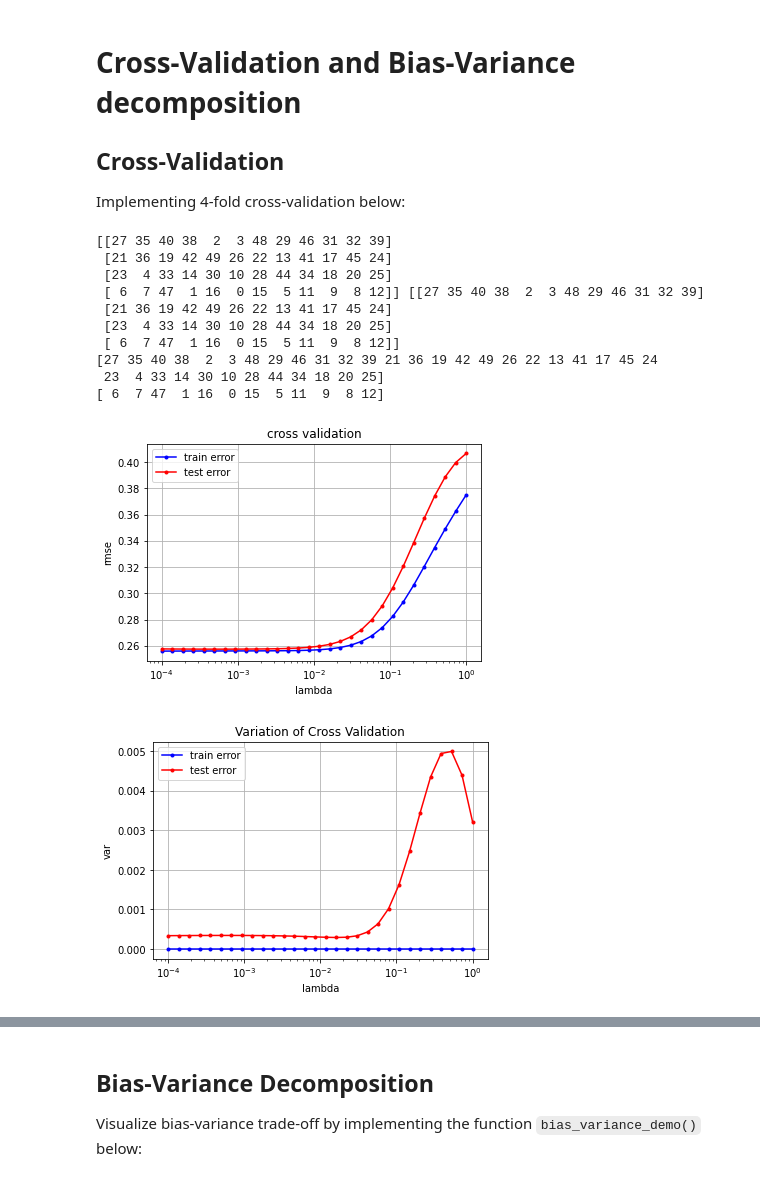
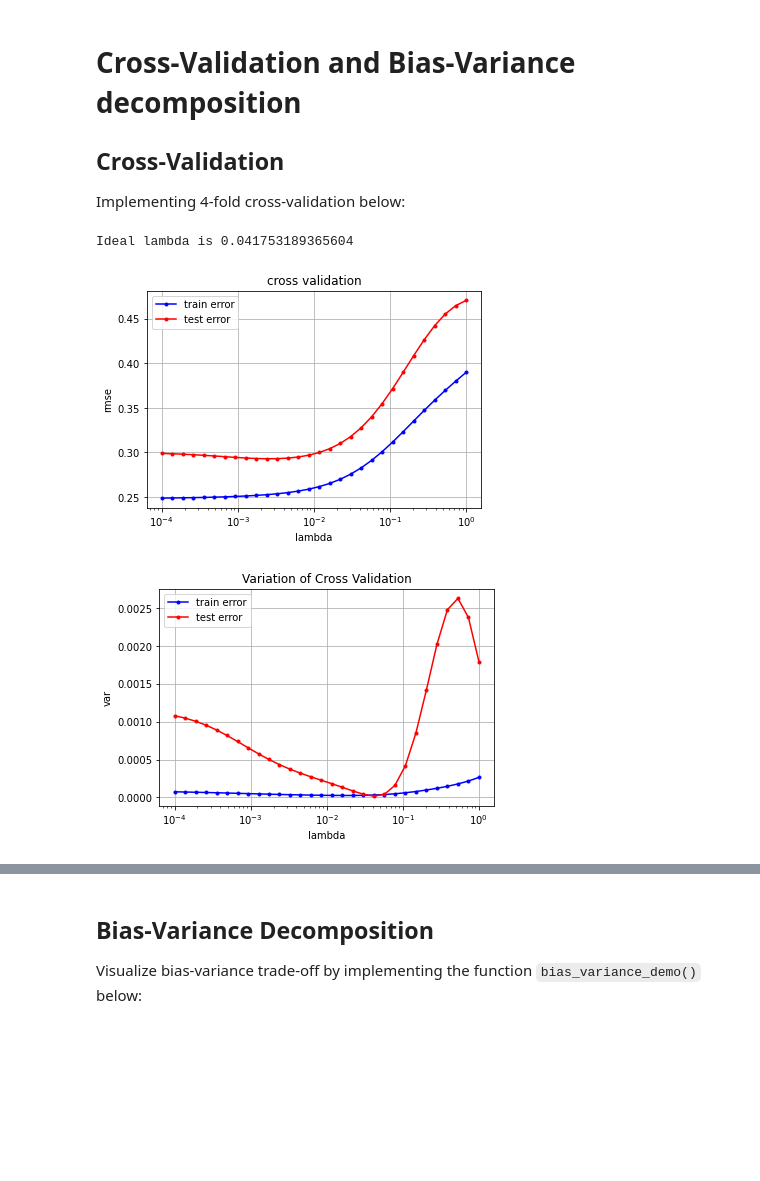
Before and after one commit to davide-rosso/ML_course, a Jupyter notebook: labs/ex04/template/ex04.ipynb, the cells around one changed output, grey strips where cells are left out. Drawn from its saved outputs; the diff is of its cells as text; code cells hidden in the pictures; blank space fills up the shorter version.

```diff
--- a/labs/ex04/template/ex04.ipynb
+++ b/labs/ex04/template/ex04.ipynb
@@ -24,22 +24,6 @@ def build_k_indices(y, k_fold, seed):
     k_indices = [indices[k * interval: (k + 1) * interval]
                  for k in range(k_fold)]
     return np.array(k_indices)
-# %%
-k_indices = build_k_indices(y, 4, 1)
-print(k_indices,k_indices)
-print((np.delete(k_indices, 3, 0)).flatten())
-print( k_indices[3])
-# %% [output]
-[[27 35 40 38  2  3 48 29 46 31 32 39]
- [21 36 19 42 49 26 22 13 41 17 45 24]
- [23  4 33 14 30 10 28 44 34 18 20 25]
- [ 6  7 47  1 16  0 15  5 11  9  8 12]] [[27 35 40 38  2  3 48 29 46 31 32 39]
- [21 36 19 42 49 26 22 13 41 17 45 24]
- [23  4 33 14 30 10 28 44 34 18 20 25]
- [ 6  7 47  1 16  0 15  5 11  9  8 12]]
-[27 35 40 38  2  3 48 29 46 31 32 39 21 36 19 42 49 26 22 13 41 17 45 24
- 23  4 33 14 30 10 28 44 34 18 20 25]
-[ 6  7 47  1 16  0 15  5 11  9  8 12]
 # %%
 from costs import compute_mse
 from ridge_regression import ridge_regression
@@ -50,7 +34,7 @@ def cross_validation(y, x, k_indices, k, lambda_, degree):
     # ***************************************************
     # get k'th subgroup in test, others in train
     # ***************************************************
-    idx_tr = (np.delete(k_indices, 3, 0)).flatten()
+    idx_tr = (np.delete(k_indices, k, 0)).flatten()
     idx_te = k_indices[k]
     x_tr, y_tr = x[idx_tr], y[idx_tr]
     x_te, y_te = x[idx_te], y[idx_te]
@@ -66,7 +50,7 @@ def cross_validation(y, x, k_indices, k, lambda_, degree):
     # ***************************************************
     # calculate the loss for train and test data
     # ***************************************************
-    loss_te = compute_mse(y_te, x_poly_te, ws)
+    loss_te = compute_mse(y_te, x_poly_te, ws) + lambda_*ws@ws
     return loss_tr, loss_te
 # %%
 from plots import cross_validation_visualization
@@ -75,37 +59,41 @@ def cross_validation_demo():
     seed = 1
     degree = 7
     k_fold = 4
     lambdas = np.logspace(-4, 0, 30)
     # split data in k fold
     k_indices = build_k_indices(y, k_fold, seed)
     # define lists to store the loss of training data and test data
     rmse_tr = []
     rmse_te = []
     var_tr = []
     var_te = []
     # ***************************************************
     # cross validation:
     # ***************************************************
     for lambda_ in lambdas:
         k_indices = build_k_indices(y, k_fold, seed)
-        loss_ave_tr = []; loss_ave_te = []
+        loss_ave_tr = []
+        loss_ave_te = []
         for k in range(k_fold):
             loss_tr, loss_te = cross_validation(y, x, k_indices, k, lambda_, degree)
-            loss_ave_tr.append(np.sqrt(2*loss_tr)); loss_ave_te.append(np.sqrt(2*loss_te))
+            loss_ave_tr.append(np.sqrt(2*loss_tr))
+            loss_ave_te.append(np.sqrt(2*loss_te))
         rmse_tr.append(np.mean(loss_ave_tr))
         var_tr.append(np.var(loss_ave_tr))
         rmse_te.append(np.mean(loss_ave_te))
         var_te.append(np.var(loss_ave_te))
     cross_validation_visualization(lambdas, rmse_tr, rmse_te)
     plt.figure()
     cross_validation_visualization(lambdas, var_tr, var_te)
     plt.title('Variation of Cross Validation')
     plt.ylabel('var')
+    print("Ideal lambda is "+str(lambdas[np.argmin(var_te)]))
 
 cross_validation_demo()
 # %% [output]
+Ideal lambda is 0.041753189365604
-[figure, old version]
+[figure, new version]
-[figure, old version]
+[figure, new version]
 # %%
 seed = 1
 degrees = np.linspace(2,10,dtype=int)
```
Also changed, not shown: parts of 4 cells of this notebook, 10 other files.
